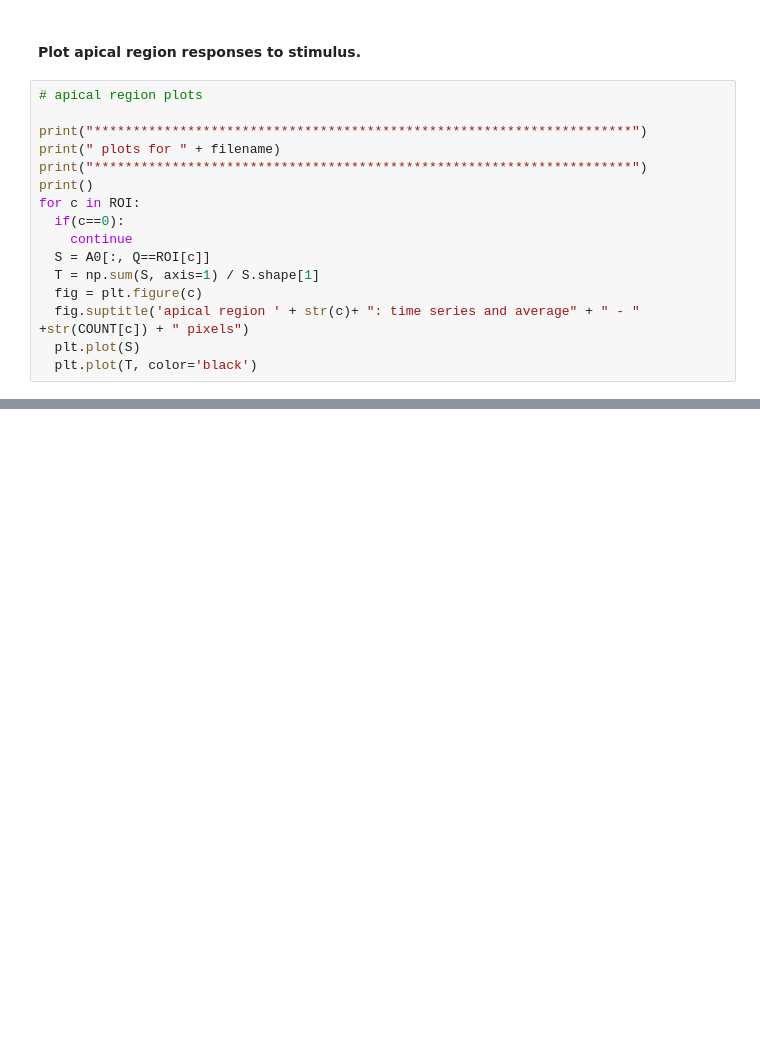
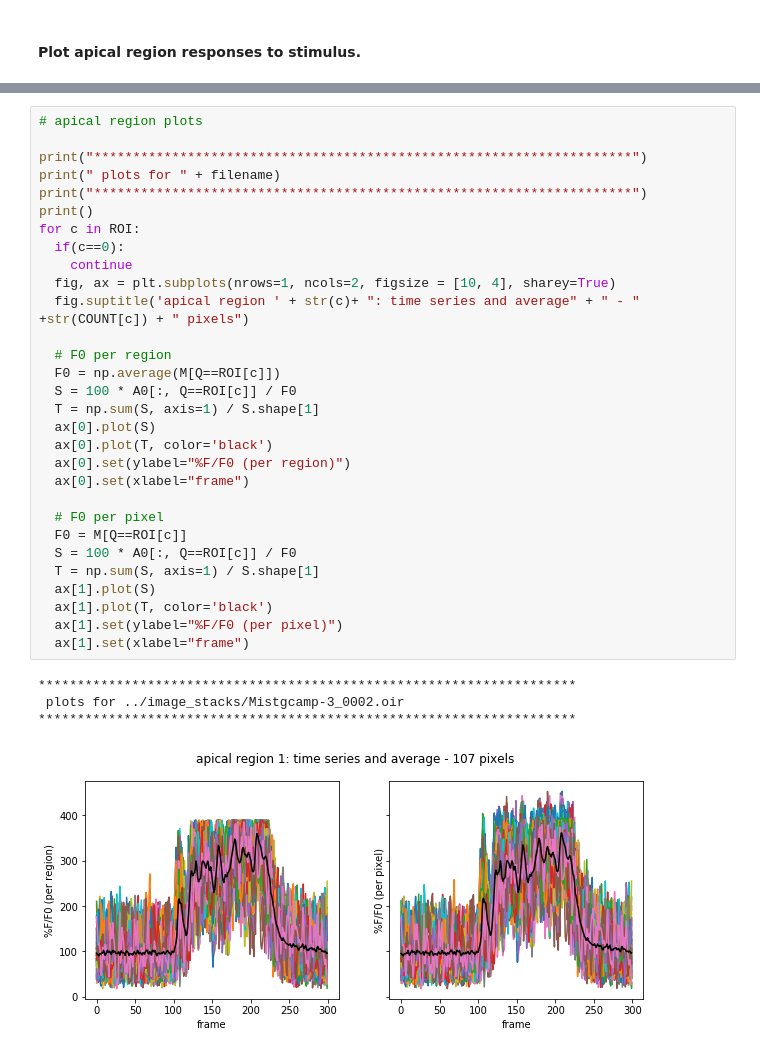
Before and after one commit to jrugis/cell_tools_historical, a Jupyter notebook: IMAGING/notebooks/apical_ROI_plots.ipynb, the cells around one changed output, grey strips where cells are left out. Cells and saved outputs as stored; diff of their text form; blank space fills up the shorter version.

```diff
--- a/IMAGING/notebooks/apical_ROI_plots.ipynb
+++ b/IMAGING/notebooks/apical_ROI_plots.ipynb
@@ -149,19 +151,3 @@ apical ROI pixel counts:  [107  89 196 148 232  81  64  63  80  71 785 195  54]
 [figure]
 # %% [markdown]
 #### Plot apical region responses to stimulus.
-# %%
-# apical region plots
-
-print("*********************************************************************")
-print(" plots for " + filename)
-print("*********************************************************************")
-print()
-for c in ROI:
-  if(c==0):
-    continue
-  S = A0[:, Q==ROI[c]]
-  T = np.sum(S, axis=1) / S.shape[1]
-  fig = plt.figure(c)
-  fig.suptitle('apical region ' + str(c)+ ": time series and average" + " - " +str(COUNT[c]) + " pixels")
-  plt.plot(S)
-  plt.plot(T, color='black')
@@ -184,0 +154,35 @@ for c in ROI:
+# %%
+# apical region plots
+
+print("*********************************************************************")
+print(" plots for " + filename)
+print("*********************************************************************")
+print()
+for c in ROI:
+  if(c==0):
+    continue
+  fig, ax = plt.subplots(nrows=1, ncols=2, figsize = [10, 4], sharey=True)
+  fig.suptitle('apical region ' + str(c)+ ": time series and average" + " - " +str(COUNT[c]) + " pixels")
+
+  # F0 per region
+  F0 = np.average(M[Q==ROI[c]])
+  S = 100 * A0[:, Q==ROI[c]] / F0
+  T = np.sum(S, axis=1) / S.shape[1]
+  ax[0].plot(S)
+  ax[0].plot(T, color='black')
+  ax[0].set(ylabel="%F/F0 (per region)")
+  ax[0].set(xlabel="frame")
+
+  # F0 per pixel
+  F0 = M[Q==ROI[c]]
+  S = 100 * A0[:, Q==ROI[c]] / F0
+  T = np.sum(S, axis=1) / S.shape[1]
+  ax[1].plot(S)
+  ax[1].plot(T, color='black')
+  ax[1].set(ylabel="%F/F0 (per pixel)")
+  ax[1].set(xlabel="frame")
+# %% [output]
+*********************************************************************
+ plots for ../image_stacks/Mistgcamp-3_0002.oir
+*********************************************************************
+[figure, added]
```
Also changed, not shown: parts of 6 cells of this notebook.
